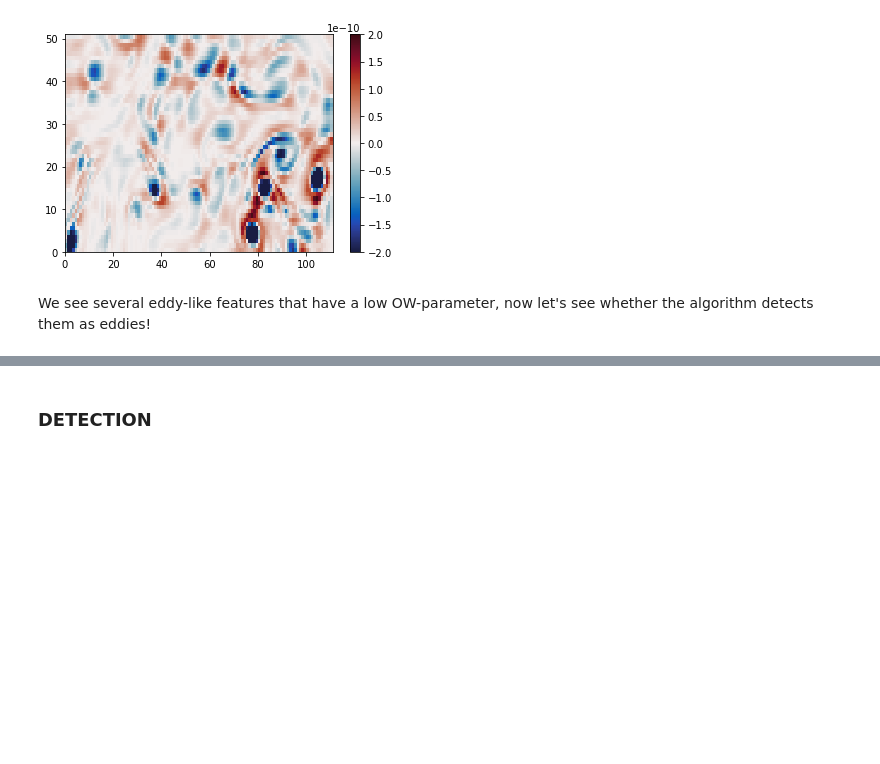
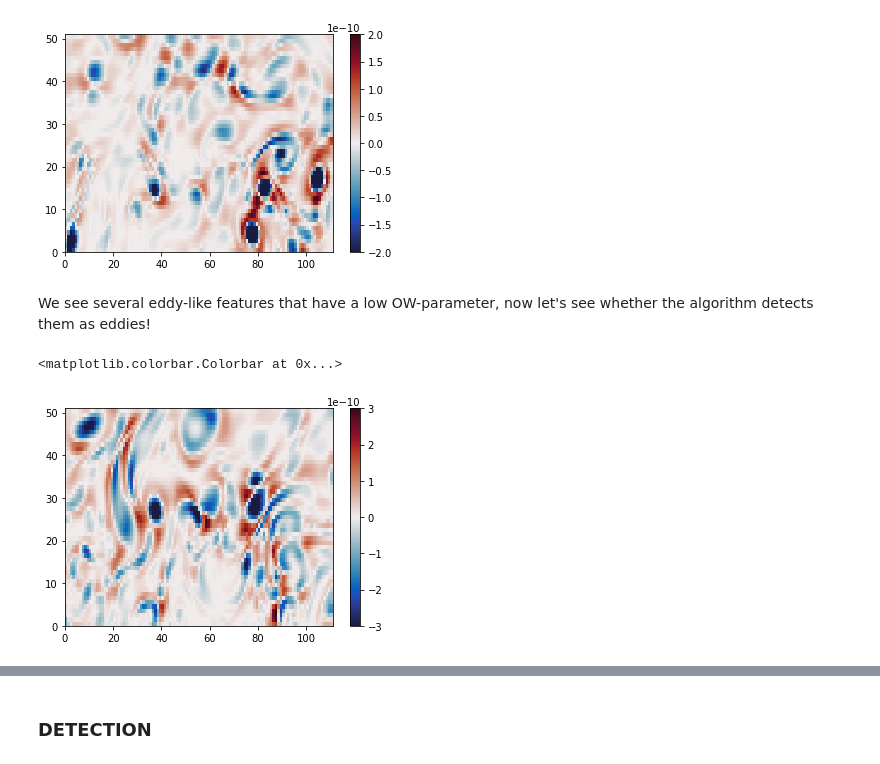
Before and after one commit to jk-rieck/eddytools, a Jupyter notebook: examples/run_eddytools_example_MITgcm_OW.ipynb, the cells around one changed output, grey strips where cells are left out. Drawn from its saved outputs; the diff is of its cells as text; code cells hidden in the pictures; blank space fills up the shorter version.

```diff
--- a/examples/run_eddytools_example_MITgcm_OW.ipynb
+++ b/examples/run_eddytools_example_MITgcm_OW.ipynb
@@ -171,0 +215,7 @@ We see several eddy-like features that have a low OW-parameter, now let's see wh
+# %%
+t = 22
+plt.pcolormesh(OW.isel(time=t), vmin=-3e-10, vmax=3e-10, cmap=cm.balance)
+plt.colorbar()
+# %% [output]
+<matplotlib.colorbar.Colorbar at 0x...>
+[figure, added]
```
Also changed, not shown: parts of 16 cells of this notebook, 3 other files.
